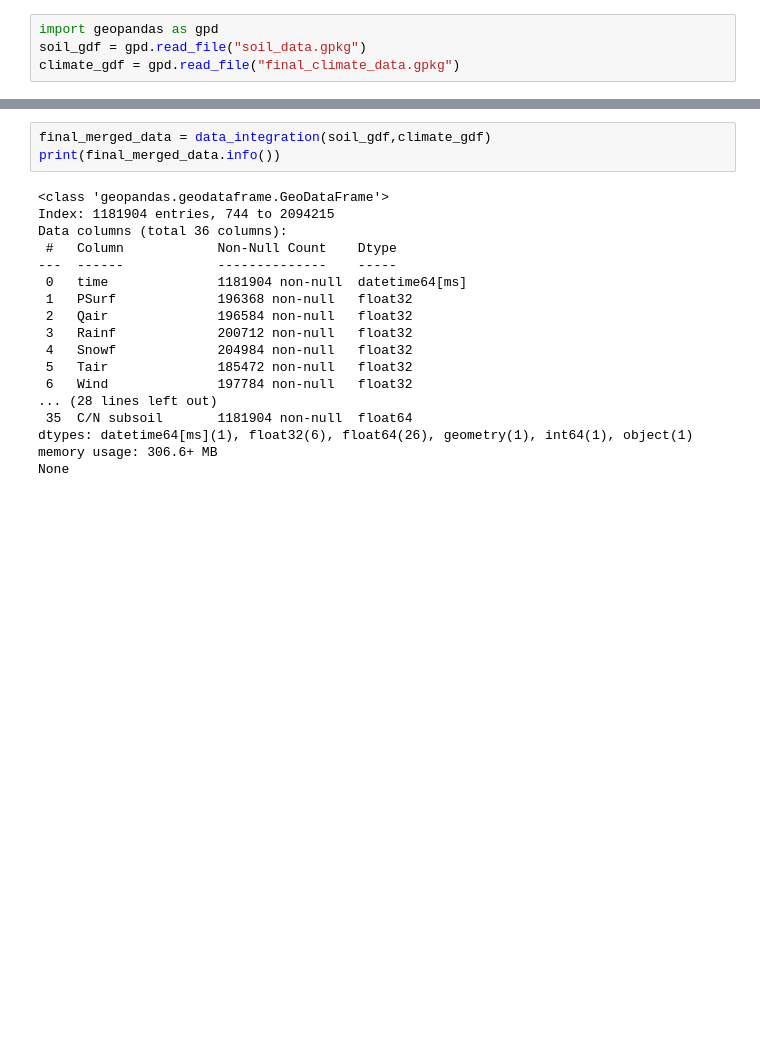
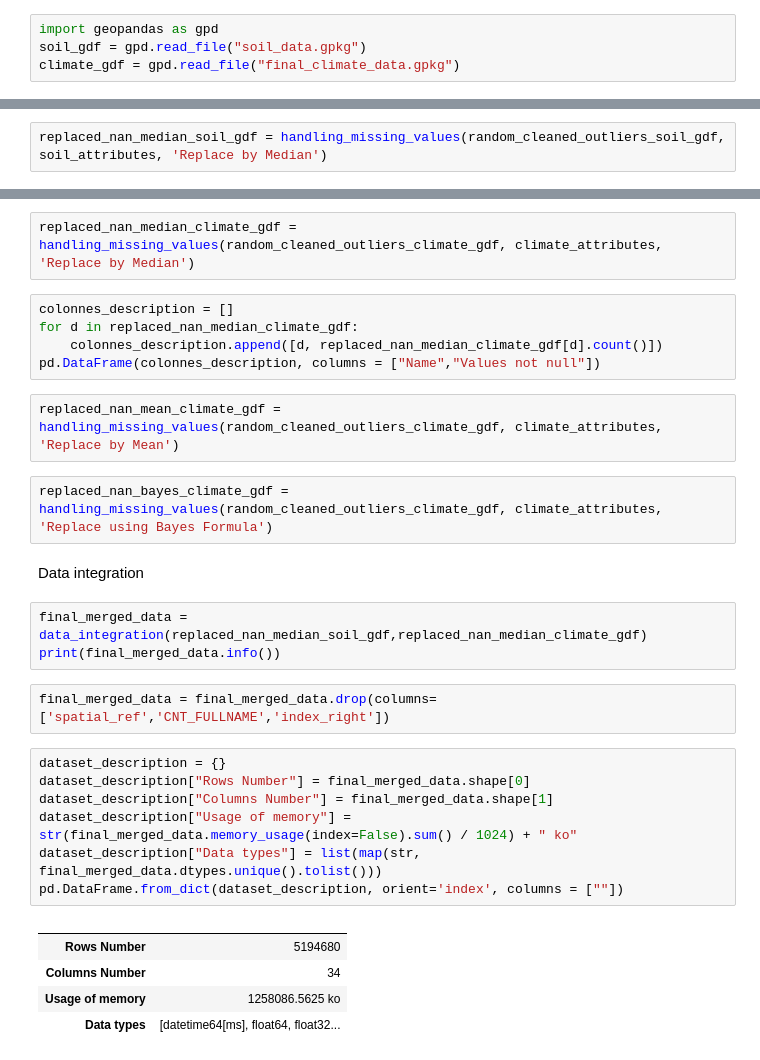
Before and after one commit to rahilGhamraci/Data-Mining-Project, a Jupyter notebook: part 1.ipynb, the cells around one changed output, grey strips where cells are left out. Cells and saved outputs as stored; diff of their text form; blank space fills up the shorter version.

```diff
--- a/part 1.ipynb
+++ b/part 1.ipynb
@@ -999,0 +1202,2 @@ print(climate_gdf.info())
+# %%
+replaced_nan_median_soil_gdf = handling_missing_values(random_cleaned_outliers_soil_gdf, soil_attributes, 'Replace by Median')
@@ -1000,21 +1217,31 @@ print(climate_gdf.info())
+# %%
+replaced_nan_median_climate_gdf = handling_missing_values(random_cleaned_outliers_climate_gdf, climate_attributes, 'Replace by Median')
+# %%
+colonnes_description = []
+for d in replaced_nan_median_climate_gdf:
+    colonnes_description.append([d, replaced_nan_median_climate_gdf[d].count()])
+pd.DataFrame(colonnes_description, columns = ["Name","Values not null"])
+# %%
+replaced_nan_mean_climate_gdf = handling_missing_values(random_cleaned_outliers_climate_gdf, climate_attributes, 'Replace by Mean')
+# %%
+replaced_nan_bayes_climate_gdf = handling_missing_values(random_cleaned_outliers_climate_gdf, climate_attributes, 'Replace using Bayes Formula')
+# %% [markdown]
+Data integration
 # %%
-final_merged_data = data_integration(soil_gdf,climate_gdf)
+final_merged_data = data_integration(replaced_nan_median_soil_gdf,replaced_nan_median_climate_gdf)
 print(final_merged_data.info())
-# %% [output]
-<class 'geopandas.geodataframe.GeoDataFrame'>
-Index: 1181904 entries, 744 to 2094215
-Data columns (total 36 columns):
- #   Column            Non-Null Count    Dtype
----  ------            --------------    -----
- 0   time              1181904 non-null  datetime64[ms]
- 1   PSurf             196368 non-null   float32
- 2   Qair              196584 non-null   float32
- 3   Rainf             200712 non-null   float32
- 4   Snowf             204984 non-null   float32
- 5   Tair              185472 non-null   float32
- 6   Wind              197784 non-null   float32
-... (28 lines left out)
- 35  C/N subsoil       1181904 non-null  float64
-dtypes: datetime64[ms](1), float32(6), float64(26), geometry(1), int64(1), object(1)
-memory usage: 306.6+ MB
-None
+# %%
+final_merged_data = final_merged_data.drop(columns=['spatial_ref','CNT_FULLNAME','index_right'])
+# %%
+dataset_description = {}
+dataset_description["Rows Number"] = final_merged_data.shape[0]
+dataset_description["Columns Number"] = final_merged_data.shape[1]
+dataset_description["Usage of memory"] = str(final_merged_data.memory_usage(index=False).sum() / 1024) + " ko"
+dataset_description["Data types"] = list(map(str, final_merged_data.dtypes.unique().tolist()))
+pd.DataFrame.from_dict(dataset_description, orient='index', columns = [""])
+# %% [output]
+|  |  |
+| Rows Number | 5194680 |
+| Columns Number | 34 |
+| Usage of memory | 1258086.5625 ko |
+| Data types | [datetime64[ms], float64, float32... |
```
Also changed, not shown: parts of 76 cells of this notebook.
